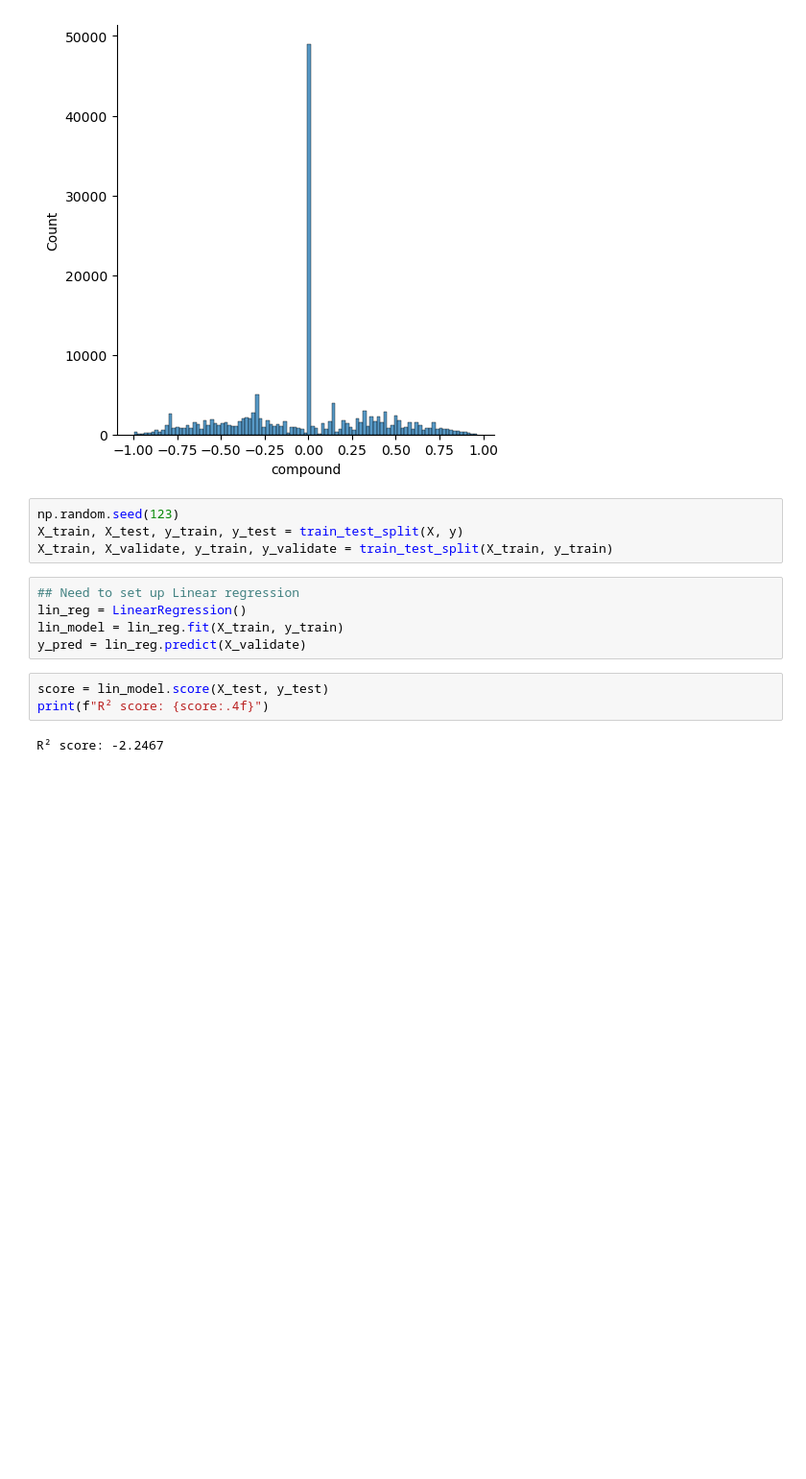
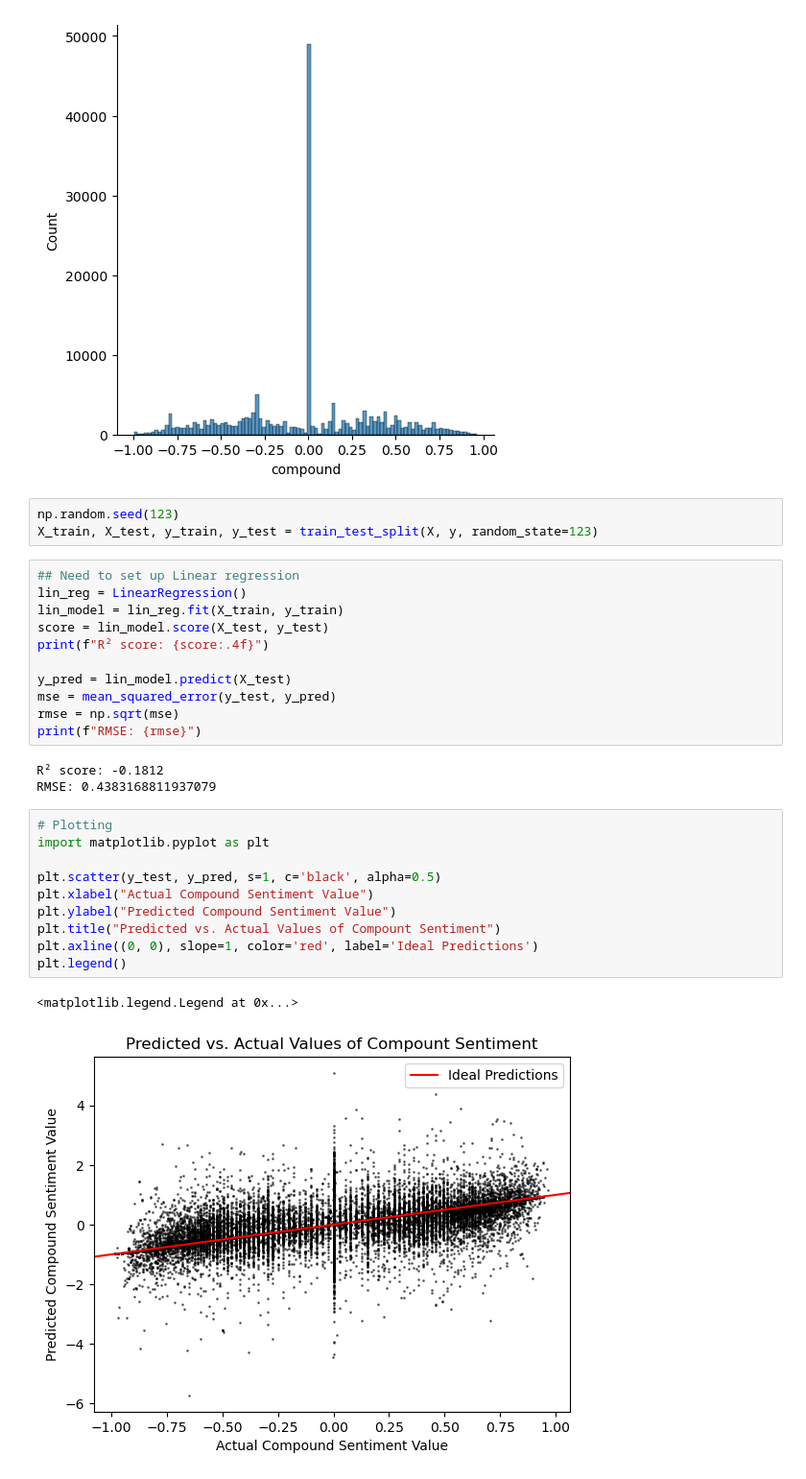
Before and after one commit to jgsbd210945/30267-final, a Jupyter notebook: main.ipynb, the cells around one changed output. Shown at 96% size. Cells and saved outputs as stored; diff of their text form; blank space fills up the shorter version.

Commit message:
Working on RQ1/2. Need to figure out 3

```diff
--- a/main.ipynb
+++ b/main.ipynb
@@ -147,15 +148,31 @@ sns.displot(y) # Definitely skewed towards 0, but a bit of dissonance.
 [figure]
 # %%
 np.random.seed(123)
-X_train, X_test, y_train, y_test = train_test_split(X, y)
-X_train, X_validate, y_train, y_validate = train_test_split(X_train, y_train)
+X_train, X_test, y_train, y_test = train_test_split(X, y, random_state=123)
 # %%
 ## Need to set up Linear regression
 lin_reg = LinearRegression()
 lin_model = lin_reg.fit(X_train, y_train)
-y_pred = lin_reg.predict(X_validate)
+score = lin_model.score(X_test, y_test)
+print(f"R² score: {score:.4f}")
+
+y_pred = lin_model.predict(X_test)
+mse = mean_squared_error(y_test, y_pred)
+rmse = np.sqrt(mse)
+print(f"RMSE: {rmse}")
+# %% [output]
+R² score: -0.1812
+RMSE: 0.4383168811937079
 # %%
-score = lin_model.score(X_test, y_test)
-print(f"R² score: {score:.4f}")
+# Plotting
+import matplotlib.pyplot as plt
+
+plt.scatter(y_test, y_pred, s=1, c='black', alpha=0.5)
+plt.xlabel("Actual Compound Sentiment Value")
+plt.ylabel("Predicted Compound Sentiment Value")
+plt.title("Predicted vs. Actual Values of Compount Sentiment")
+plt.axline((0, 0), slope=1, color='red', label='Ideal Predictions')
+plt.legend()
 # %% [output]
-R² score: -2.2467
+<matplotlib.legend.Legend at 0x...>
+[figure, added]
```
Also changed, not shown: parts of 3 cells of this notebook.
